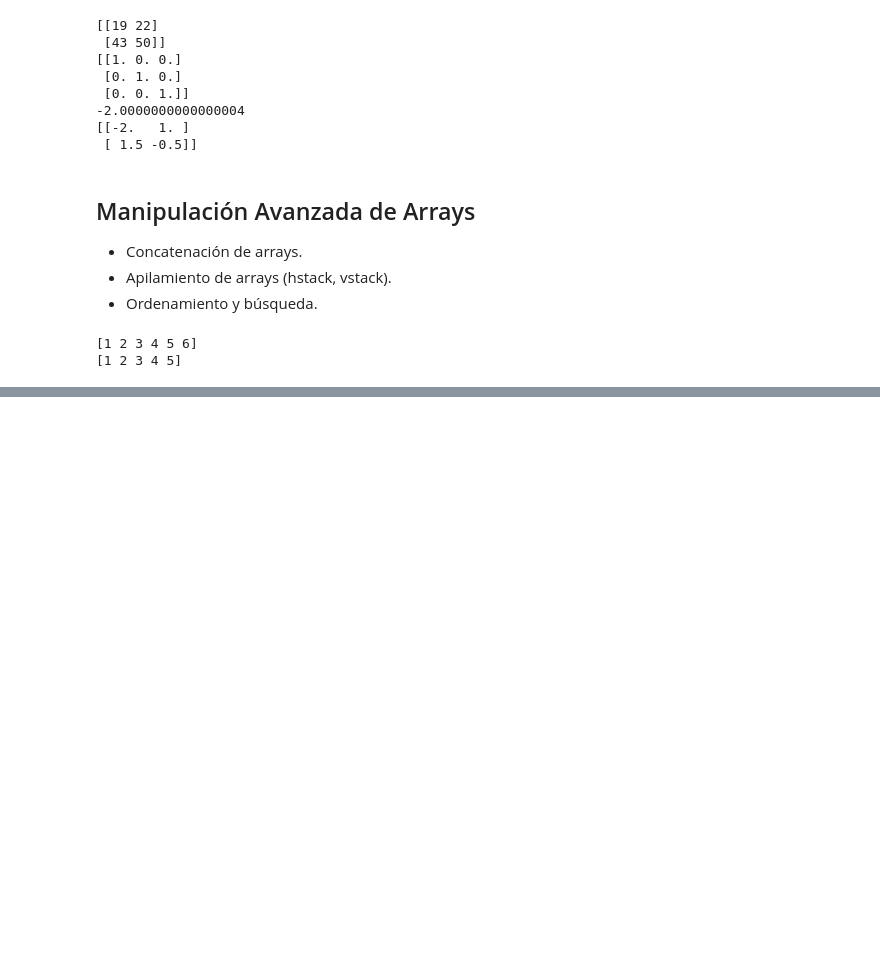
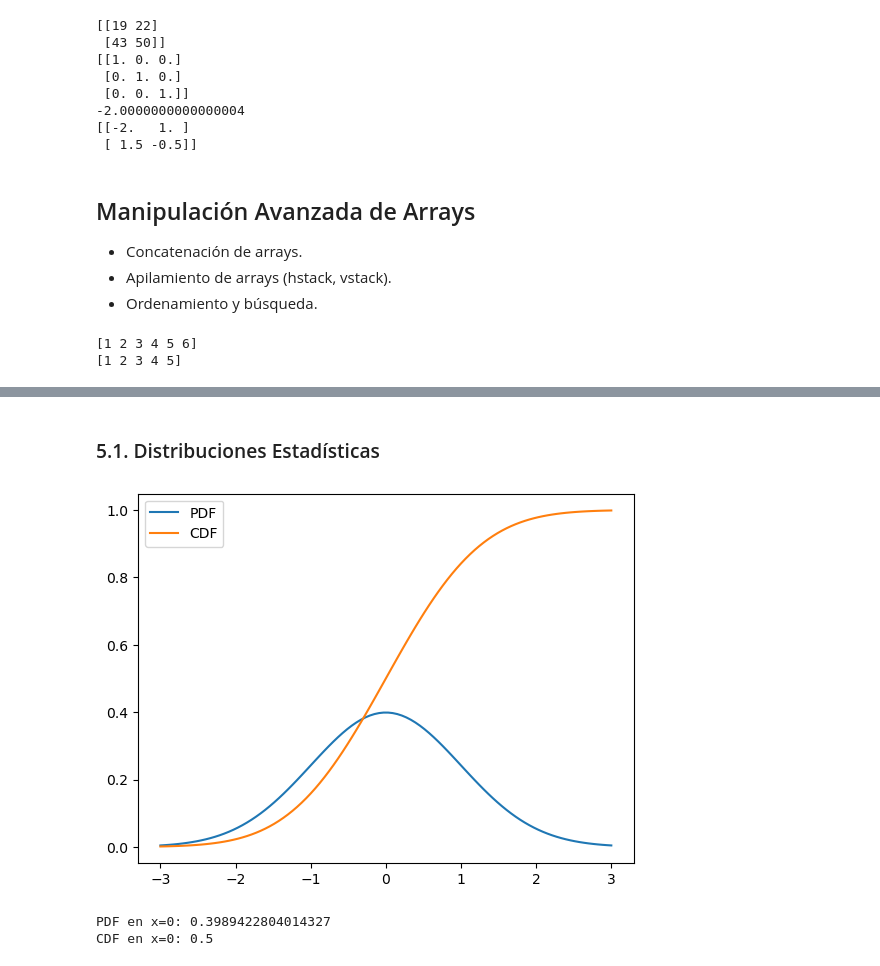
Before and after one commit to isadoji/lenguaje-de-programacion, a Jupyter notebook: 8.ComputoCientífico.ipynb, the cells around one changed output, grey strips where cells are left out. Drawn from its saved outputs; the diff is of its cells as text; code cells hidden in the pictures; blank space fills up the shorter version.

Commit message:
scipy

```diff
--- a/8.ComputoCientífico.ipynb
+++ b/8.ComputoCientífico.ipynb
@@ -797,0 +1168,24 @@ print(np.sort(arr))
+# %% [markdown]
+### 5.1. Distribuciones Estadísticas
+# %%
+from scipy.stats import norm
+import matplotlib.pyplot as plt
+
+# Calcular la PDF y CDF de una distribución normal estándar
+x = 0
+pdf = norm.pdf(x)  # Densidad de probabilidad
+cdf = norm.cdf(x)  # Función de distribución acumulativa
+
+# Graficar la PDF y CDF
+x = np.linspace(-3, 3, 100)
+plt.plot(x, norm.pdf(x), label='PDF')
+plt.plot(x, norm.cdf(x), label='CDF')
+plt.legend()
+plt.show()
+
+print("PDF en x=0:", pdf)
+print("CDF en x=0:", cdf)
+# %% [output]
+[figure, added]
+PDF en x=0: 0.3989422804014327
+CDF en x=0: 0.5
```
Also changed, not shown: parts of 42 cells of this notebook.
